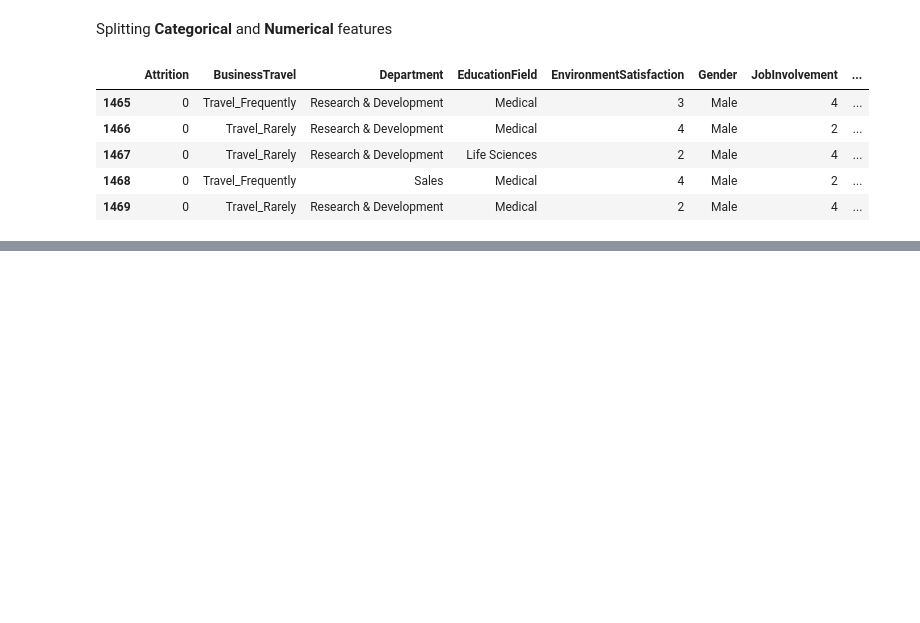
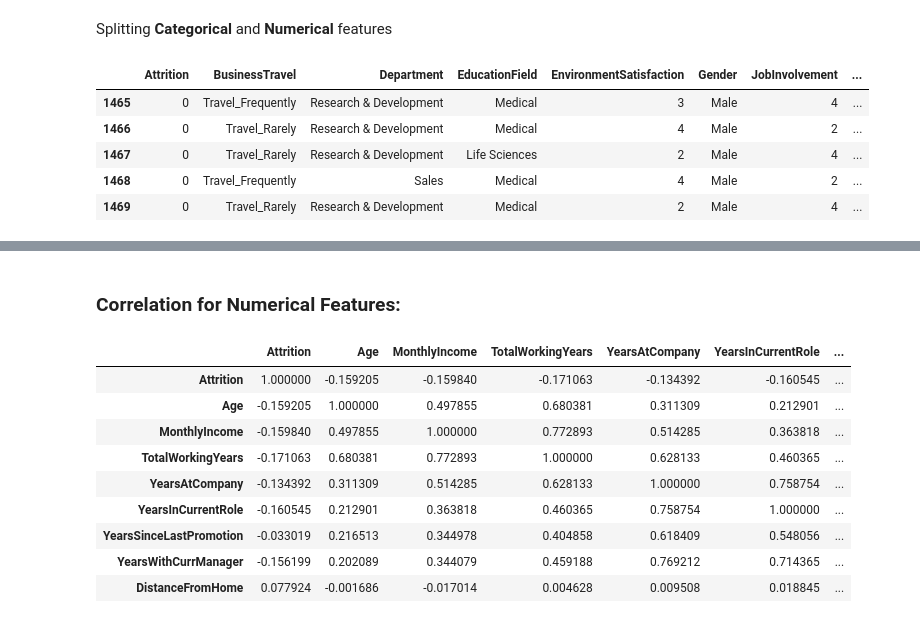
Before and after one commit to shivaninehra/Colab, a Jupyter notebook: EDA_attrition.ipynb, the cells around one changed output, grey strips where cells are left out. Drawn from its saved outputs; the diff is of its cells as text; code cells hidden in the pictures; blank space fills up the shorter version.

```diff
--- a/EDA_attrition.ipynb
+++ b/EDA_attrition.ipynb
@@ -180,0 +222,18 @@ for i in df_num:
+# %% [markdown]
+### **Correlation for Numerical Features:**
+# %%
+#correlation matrix - numerical data
+correlation_matrix = df_num.corr()
+correlation_matrix.to_csv("Correlation_mat-Attrition.csv")
+correlation_matrix
+# %% [output]
+|  | Attrition | Age | MonthlyIncome | TotalWorkingYears | YearsAtCompany | YearsInCurrentRole | ... |
+| Attrition | 1.000000 | -0.159205 | -0.159840 | -0.171063 | -0.134392 | -0.160545 | ... |
+| Age | -0.159205 | 1.000000 | 0.497855 | 0.680381 | 0.311309 | 0.212901 | ... |
+| MonthlyIncome | -0.159840 | 0.497855 | 1.000000 | 0.772893 | 0.514285 | 0.363818 | ... |
+| TotalWorkingYears | -0.171063 | 0.680381 | 0.772893 | 1.000000 | 0.628133 | 0.460365 | ... |
+| YearsAtCompany | -0.134392 | 0.311309 | 0.514285 | 0.628133 | 1.000000 | 0.758754 | ... |
+| YearsInCurrentRole | -0.160545 | 0.212901 | 0.363818 | 0.460365 | 0.758754 | 1.000000 | ... |
+| YearsSinceLastPromotion | -0.033019 | 0.216513 | 0.344978 | 0.404858 | 0.618409 | 0.548056 | ... |
+| YearsWithCurrManager | -0.156199 | 0.202089 | 0.344079 | 0.459188 | 0.769212 | 0.714365 | ... |
+| DistanceFromHome | 0.077924 | -0.001686 | -0.017014 | 0.004628 | 0.009508 | 0.018845 | ... |
```
Also changed, not shown: parts of 14 cells of this notebook.
